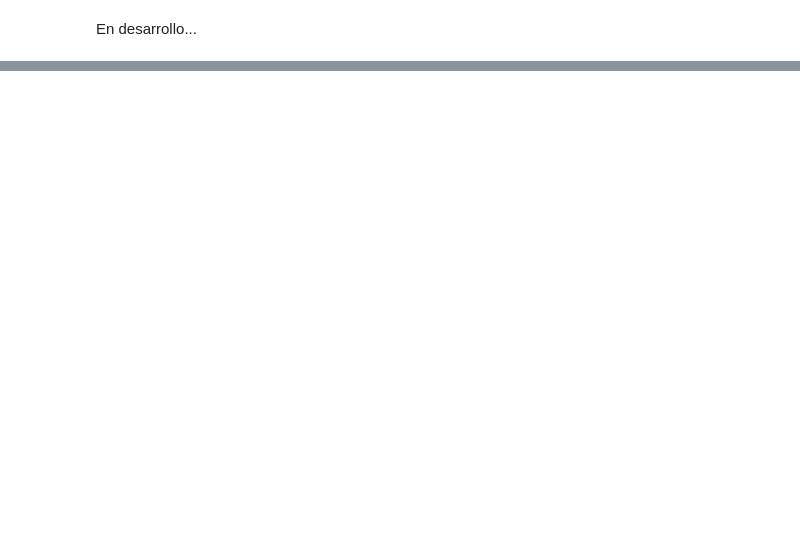
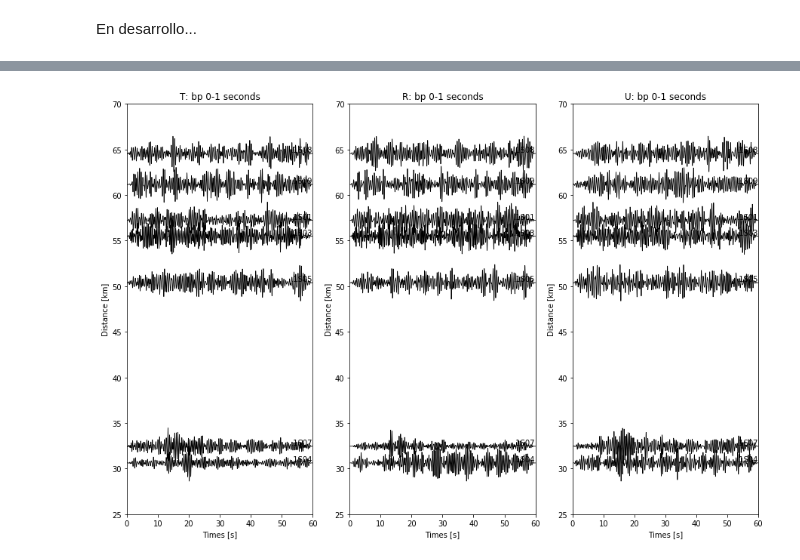
Before and after one commit to CoolingBroski/Mecanismos-Focales-Brecha-Guerrero, a Jupyter notebook: Preprocessing.ipynb, the cells around one changed output, grey strips where cells are left out. Cells and saved outputs as stored; diff of their text form; code cells hidden in the pictures; blank space fills up the shorter version.

Commit message:
Rotacion a RT y filtrado de frecuencias

```diff
--- a/Preprocessing.ipynb
+++ b/Preprocessing.ipynb
@@ -252,0 +319,30 @@ Entre las cosas que podrian faltarle a esta libreta aun, es el filtrado de los s
+# %%
+# Rango de frecuencias establecido por Dahal y Ebel
+freqmin = 1.5
+freqmax = 2.5
+corners = 2
+st_filt = st.copy()
+
+st_filt.filter("bandpass",freqmin=freqmin,freqmax=freqmax,corners=corners,zerophase=True)
+st_filt.taper(max_percentage=0.05)
+
+xmin = 0
+xmax = 60 # El tiempo de grabacion
+ymin = 25
+ymax = 70
+scale = 2
+fig, axes = plt.subplots(1,3,figsize=(15,10))
+for component, ax in zip(("T","R","U"),axes):
+    for tr in st_filt.select(component=component):
+        times = tr.times() - (origin_time - tr.stats.starttime)
+        tr.data /= max(abs(tr.data))
+        tr.data *= scale
+        ax.plot(times,tr.data+tr.stats.distance,color="black",linewidth=0.8)
+        ax.text(xmax,tr.stats.distance,"%s.%s"%(tr.stats.network,tr.stats.station),va="bottom",ha="right")
+    ax.set_xlim(xmin,xmax)
+    ax.set_ylim(ymin,ymax)
+    ax.set_xlabel("Times [s]")
+    ax.set_ylabel("Distance [km]")
+    ax.set_title("%s: bp %.0f-%.0f seconds"%(component,1/freqmax,1/freqmin))
+# %% [output]
+[figure, added]
```
Also changed, not shown: parts of 12 cells of this notebook, 1 other file.
